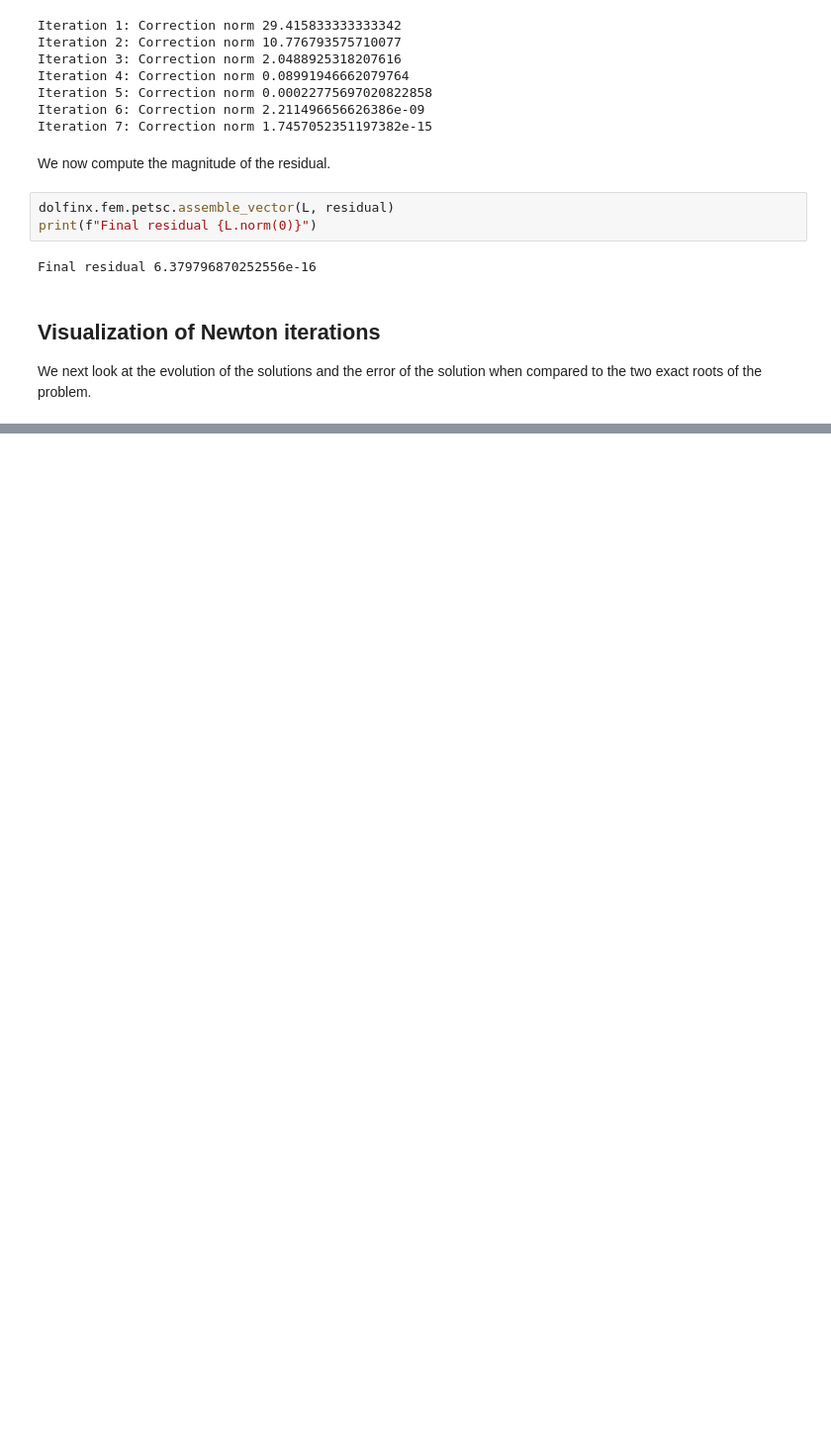
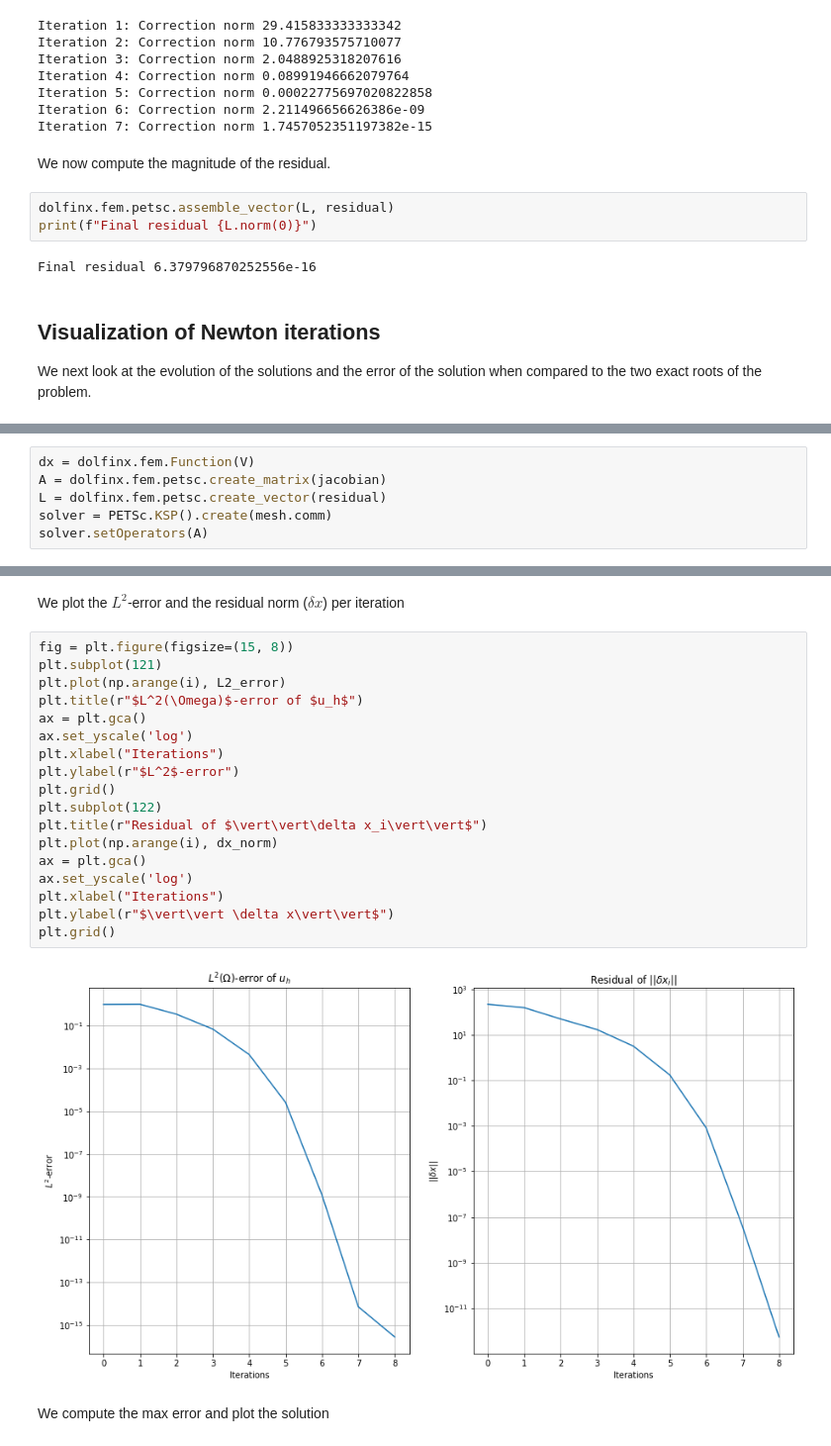
Before and after one commit to jorgensd/dolfinx-tutorial, a Jupyter notebook: chapter4/newton-solver.ipynb, the cells around one changed output, grey strips where cells are left out. Shown at 99% size. Cells and saved outputs as stored; diff of their text form; blank space fills up the shorter version.

Commit message:
Add custom Newton solver demo with and without DIrichlet BCs

```diff
--- a/chapter4/newton-solver.ipynb
+++ b/chapter4/newton-solver.ipynb
@@ -179,0 +192,6 @@ jacobian = dolfinx.fem.form(J)
+# %%
+dx = dolfinx.fem.Function(V)
+A = dolfinx.fem.petsc.create_matrix(jacobian)
+L = dolfinx.fem.petsc.create_vector(residual)
+solver = PETSc.KSP().create(mesh.comm)
+solver.setOperators(A)
@@ -179,0 +259,24 @@ jacobian = dolfinx.fem.form(J)
+# %% [markdown]
+We plot the $L^2$-error and the residual norm ($\delta x$) per iteration
+# %%
+fig = plt.figure(figsize=(15, 8))
+plt.subplot(121)
+plt.plot(np.arange(i), L2_error)
+plt.title(r"$L^2(\Omega)$-error of $u_h$")
+ax = plt.gca()
+ax.set_yscale('log')
+plt.xlabel("Iterations")
+plt.ylabel(r"$L^2$-error")
+plt.grid()
+plt.subplot(122)
+plt.title(r"Residual of $\vert\vert\delta x_i\vert\vert$")
+plt.plot(np.arange(i), dx_norm)
+ax = plt.gca()
+ax.set_yscale('log')
+plt.xlabel("Iterations")
+plt.ylabel(r"$\vert\vert \delta x\vert\vert$")
+plt.grid()
+# %% [output]
+[figure, added]
+# %% [markdown]
+We compute the max error and plot the solution
```
Also changed, not shown: parts of 15 cells of this notebook, 3 other files.
